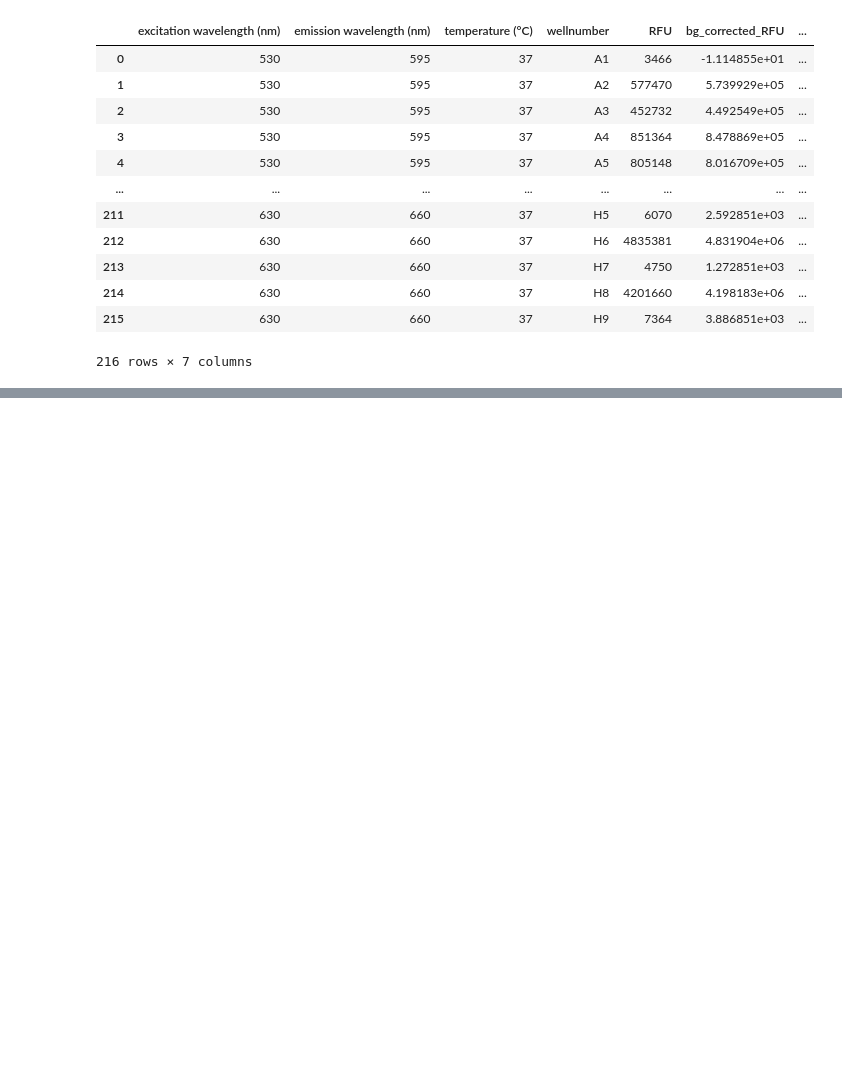
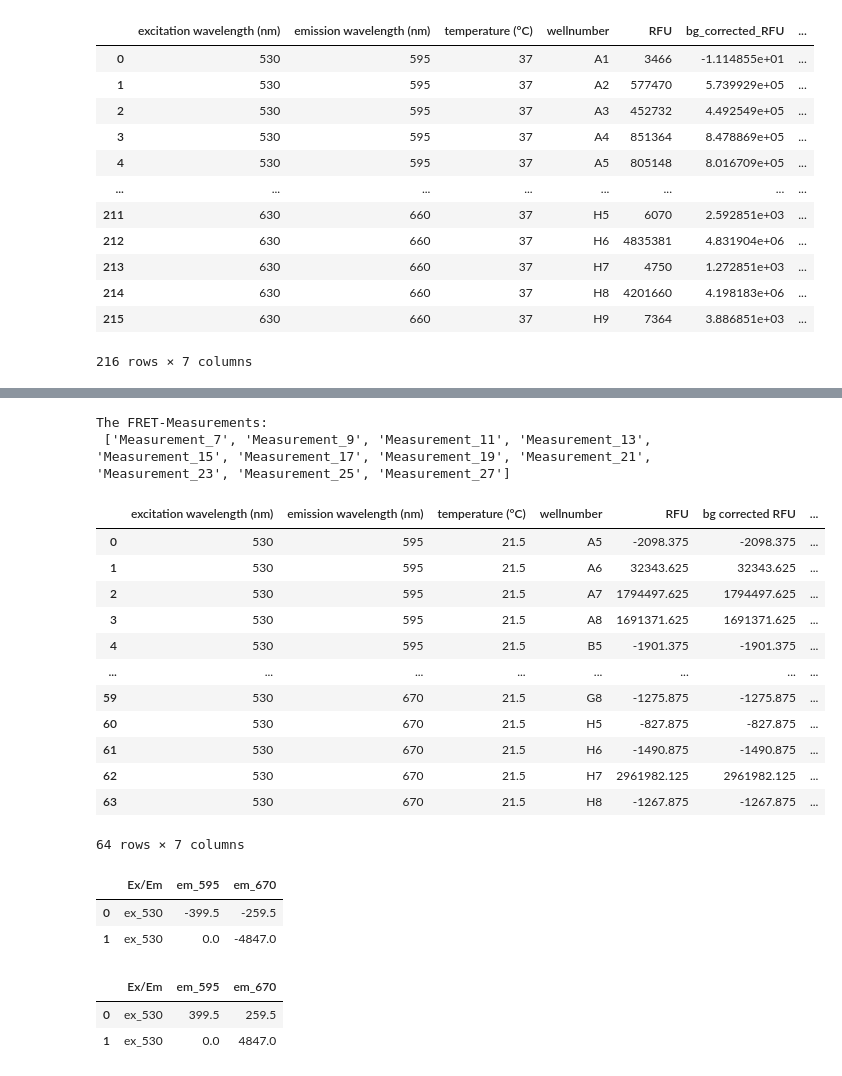
Before and after one commit to BoernerLab/blab_analysis, a Jupyter notebook: divices_example.ipynb, the cells around one changed output, grey strips where cells are left out. Cells and saved outputs as stored; diff of their text form; code cells hidden in the pictures; blank space fills up the shorter version.

Commit message:
Added functions to ID5 Class
Functions:
+ calculate correction matrix
+ calculate bleedthrough
+ calculate direct excitation
+ calculate FRET

Files:
+ added 2 files for testing

```diff
--- a/divices_example.ipynb
+++ b/divices_example.ipynb
@@ -143,19 +143,19 @@ my_id5_data.measurements["Measurement_1"].working_df
 
 Each measurement has its own function here as well. The add_new_column function can be used with a dictionary to assign a new value to an already existing value in the dataFrame. For example, in all rows where the column "wellnumber" contains the value "A1," assign the value 10 to a new column "concentration."
 # %%
-#Information about concentration of ions in nM
+# Information about concentration of ions in nM
 concentrations = {"A2":0,"B2":1,"C2":2.5,"D2":5, "E2":7.5,"F2":10, "G2":12.5,"H2":25,
-             "A3":50,"B3":75,"C3":100,"D3":500,
-             "A4":0,"B4":1,"C4":2.5,"D4":5,"E4":7.5,"F4":10, "G4":12.5, "H4":25,
-             "A5":50,"B5":75,"C5":100,"D5":500,
-             "A6":0,"B6":1, "C6":2.5,"D6":5,"E6":7.5,"F6":10,"G6":12.5,"H6":25,
-             "A7":50,"B7":75,"C7":100, "D7":500,
-             "A8":0,"B8":1,"C8":2.5, "D8":5, "E8":7.5,"F8":10,"G8":12.5,"H8":25,
-             "A9":50,"B9":75,"C9":100,"D9":500
+            "A3":50,"B3":75,"C3":100,"D3":500,
+            "A4":0,"B4":1,"C4":2.5,"D4":5,"E4":7.5,"F4":10, "G4":12.5, "H4":25,
+            "A5":50,"B5":75,"C5":100,"D5":500,
+            "A6":0,"B6":1, "C6":2.5,"D6":5,"E6":7.5,"F6":10,"G6":12.5,"H6":25,
+            "A7":50,"B7":75,"C7":100, "D7":500,
+            "A8":0,"B8":1,"C8":2.5, "D8":5, "E8":7.5,"F8":10,"G8":12.5,"H8":25,
+            "A9":50,"B9":75,"C9":100,"D9":500
 }
 
 # Do it for 1 Measurement:
-my_id5_data.measurements["Measurement_1"].add_new_column("wellnumber", concentrations, "concentration_nM")
+my_id5_data.measurements["Measurement_1"].add_new_column("wellnumber", concentrations, "concentration (nM)")
 my_id5_data.measurements["Measurement_1"].working_df
 # %% [output]
 |  | excitation wavelength (nm) | emission wavelength (nm) | temperature (°C) | wellnumber | RFU | bg_corrected_RFU | ... |
@@ -175,7 +175,7 @@ my_id5_data.measurements["Measurement_1"].working_df
 # Do it for all FRET Measurements
 for measurement_name, measurement in my_id5_data.measurements.items():
     if "FRET" in measurement.section_name:
-        measurement.add_new_column("wellnumber", concentrations, "concentraion_nM")
+        measurement.add_new_column("wellnumber", concentrations, "concentration (nM)")
 #Example print
 my_id5_data.measurements["Measurement_9"].working_df
 # %% [output]
@@ -194,0 +197,7 @@ my_id5_data.measurements["Measurement_9"].working_df
+# %%
+wavelength_pairs = {
+        "Dex_Dem": [530, 595],
+        "Dex_Aem": [530, 670],
+        "Aex_Aem": [630, 670]}
+
+my_id_5_data = blab.ID5("C:/Users/reuss/Documents/GitHub/Visual_FRET/src/id5_data/2023-03-15_Praktikum_FRET3_VS.txt", wavelength_pairs)
@@ -194,0 +222,46 @@ my_id5_data.measurements["Measurement_9"].working_df
+# %%
+# creating a list of wells with blank samples
+blank_wells = ["A5", "B5", "C5", "D5", "E5", "F5", "G5", "H5"]
+
+FRET_measurements = []
+measure_names = my_id_5_data.measurements.keys()
+for name in measure_names:
+        measurement = my_id_5_data.measurements[name]
+        name_1 = measurement.section_name
+        if "FRET" in name_1:
+                FRET_measurements.append(name)
+print(f"FRET-Measurements:\n {FRET_measurements}")
+
+# calculating the mean blank and correct the values
+mean_blank = my_id_5_data.calculate_blank(FRET_measurements, blank_wells)
+my_id_5_data.measurements["Measurement_7"].working_df
+# %% [output]
+The FRET-Measurements:
+ ['Measurement_7', 'Measurement_9', 'Measurement_11', 'Measurement_13', 'Measurement_15', 'Measurement_17', 'Measurement_19', 'Measurement_21', 'Measurement_23', 'Measurement_25', 'Measurement_27']
+|  | excitation wavelength (nm) | emission wavelength (nm) | temperature (°C) | wellnumber | RFU | bg corrected RFU | ... |
+| 0 | 530 | 595 | 21.5 | A5 | -2098.375 | -2098.375 | ... |
+| 1 | 530 | 595 | 21.5 | A6 | 32343.625 | 32343.625 | ... |
+| 2 | 530 | 595 | 21.5 | A7 | 1794497.625 | 1794497.625 | ... |
+| 3 | 530 | 595 | 21.5 | A8 | 1691371.625 | 1691371.625 | ... |
+| 4 | 530 | 595 | 21.5 | B5 | -1901.375 | -1901.375 | ... |
+| ... | ... | ... | ... | ... | ... | ... | ... |
+| 59 | 530 | 670 | 21.5 | G8 | -1275.875 | -1275.875 | ... |
+| 60 | 530 | 670 | 21.5 | H5 | -827.875 | -827.875 | ... |
+| 61 | 530 | 670 | 21.5 | H6 | -1490.875 | -1490.875 | ... |
+| 62 | 530 | 670 | 21.5 | H7 | 2961982.125 | 2961982.125 | ... |
+| 63 | 530 | 670 | 21.5 | H8 | -1267.875 | -1267.875 | ... |
+64 rows × 7 columns
+# %%
+cm_cy3 = my_id_5_data.calculate_correction_matrix(measurement_cy3="Measurement_1", measurement_cy5="Measurement_2", wellnumber="A5")
+cm_cy3
+# %% [output]
+|  | Ex/Em | em_595 | em_670 |
+| 0 | ex_530 | -399.5 | -259.5 |
+| 1 | ex_530 | 0.0 | -4847.0 |
+# %%
+cm_cy5 = my_id_5_data.calculate_correction_matrix("Measurement_1", "Measurement_2", "B5")
+cm_cy5
+# %% [output]
+|  | Ex/Em | em_595 | em_670 |
+| 0 | ex_530 | 399.5 | 259.5 |
+| 1 | ex_530 | 0.0 | 4847.0 |
```
Also changed, not shown: parts of 6 cells of this notebook, 3 other files.
